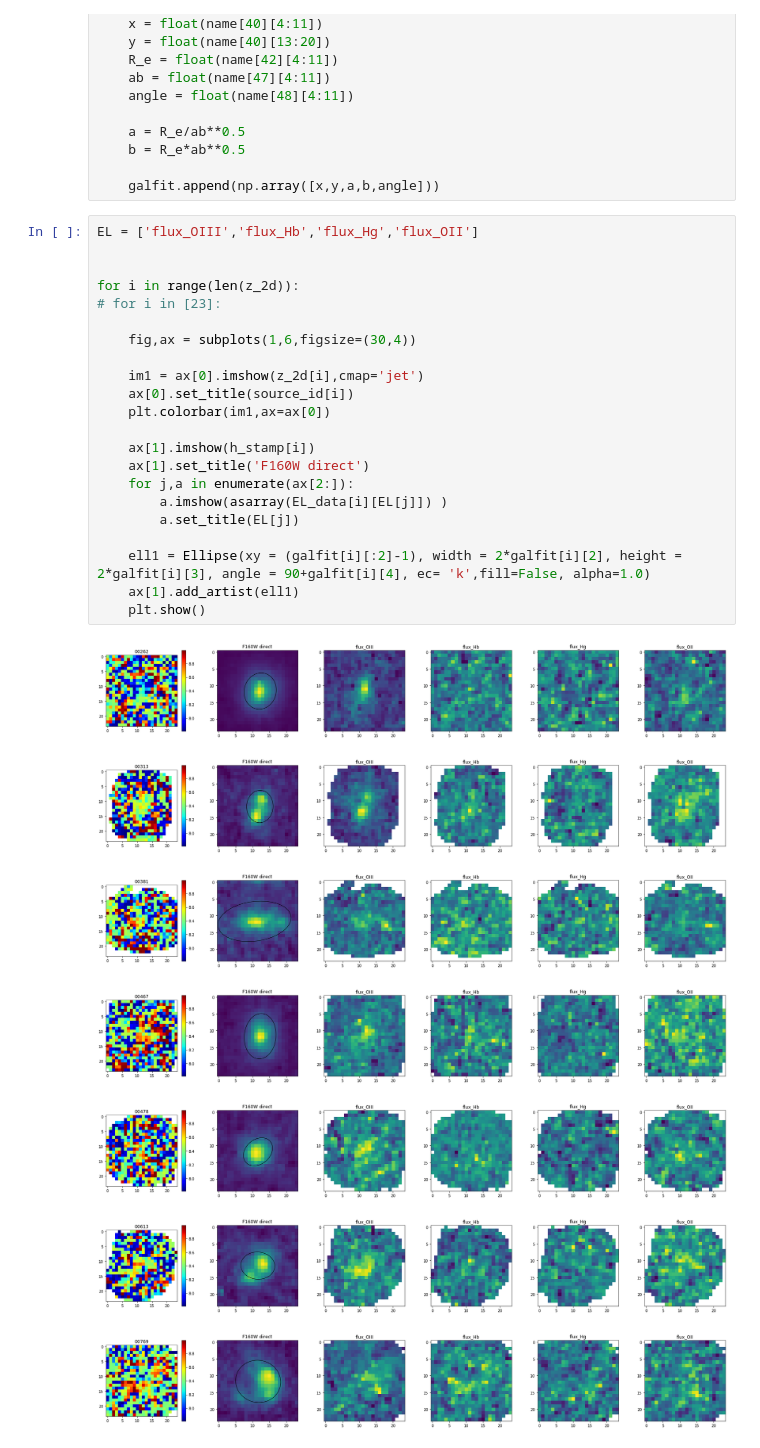
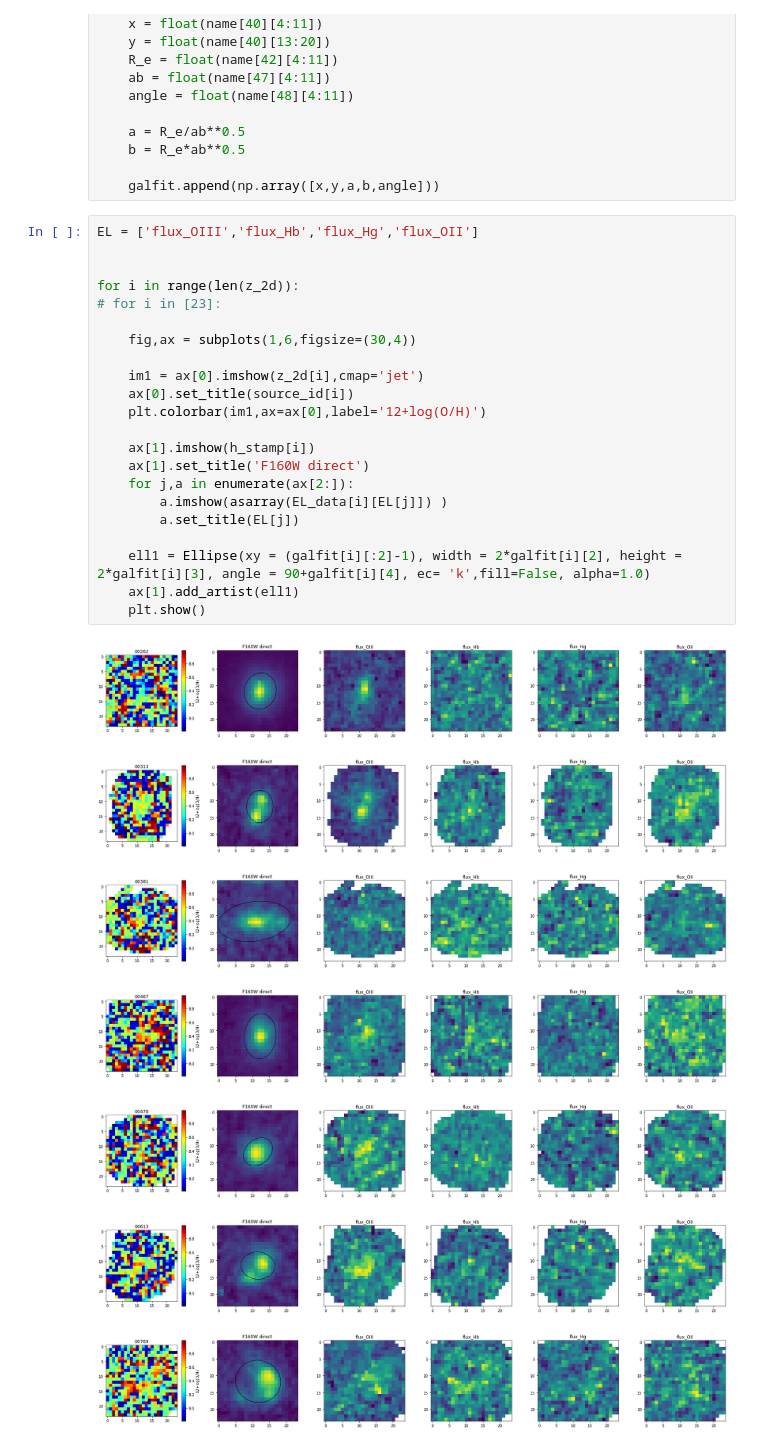
Before and after one commit to lizihao1008/metallicity-gradient, a Jupyter notebook: metallicity_gradient.ipynb, the cells around one changed output. Cells and saved outputs as stored; diff of their text form.

```diff
--- a/metallicity_gradient.ipynb
+++ b/metallicity_gradient.ipynb
@@ -140,30 +140,30 @@ for i,n in enumerate(source_id):
 # %%
 EL = ['flux_OIII','flux_Hb','flux_Hg','flux_OII']
 
 
 for i in range(len(z_2d)):
 # for i in [23]:
 
     fig,ax = subplots(1,6,figsize=(30,4))
 
     im1 = ax[0].imshow(z_2d[i],cmap='jet')
     ax[0].set_title(source_id[i])
-    plt.colorbar(im1,ax=ax[0])
+    plt.colorbar(im1,ax=ax[0],label='12+log(O/H)')
 
     ax[1].imshow(h_stamp[i])
     ax[1].set_title('F160W direct')
     for j,a in enumerate(ax[2:]):
         a.imshow(asarray(EL_data[i][EL[j]]) )
         a.set_title(EL[j])
 
     ell1 = Ellipse(xy = (galfit[i][:2]-1), width = 2*galfit[i][2], height = 2*galfit[i][3], angle = 90+galfit[i][4], ec= 'k',fill=False, alpha=1.0)
     ax[1].add_artist(ell1)
     plt.show()
 # %% [output]
-[figure, old version]
+[figure, new version]
-[figure, old version]
+[figure, new version]
-[figure, old version]
+[figure, new version]
-[figure, old version]
+[figure, new version]
-[figure, old version]
+[figure, new version]
-[figure, old version]
+[figure, new version]
-[figure, old version]
+[figure, new version]
```
Also changed, not shown: parts of 1 cell of this notebook.
